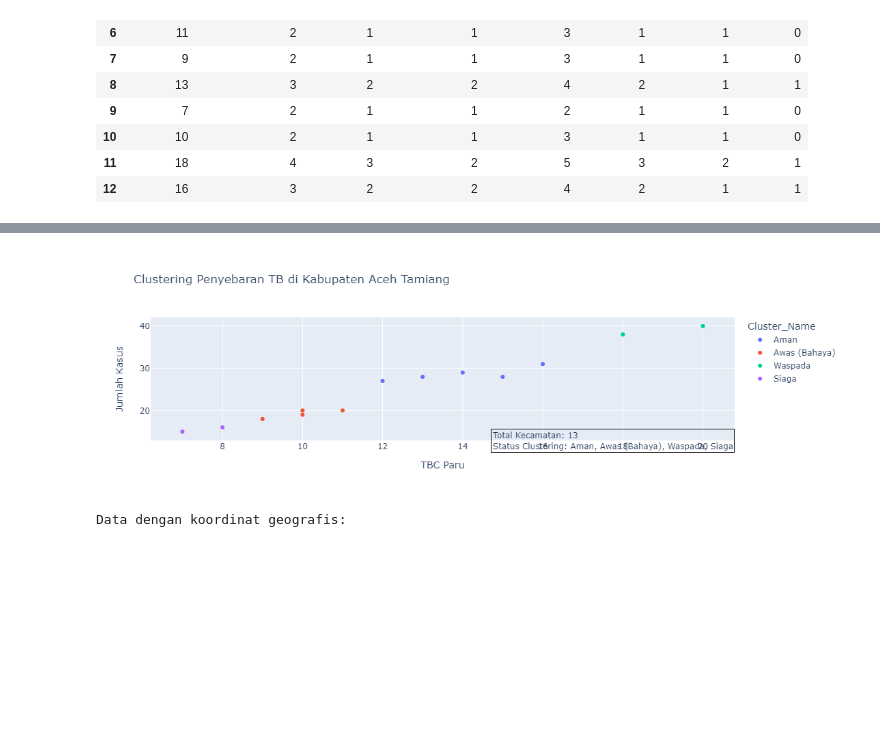
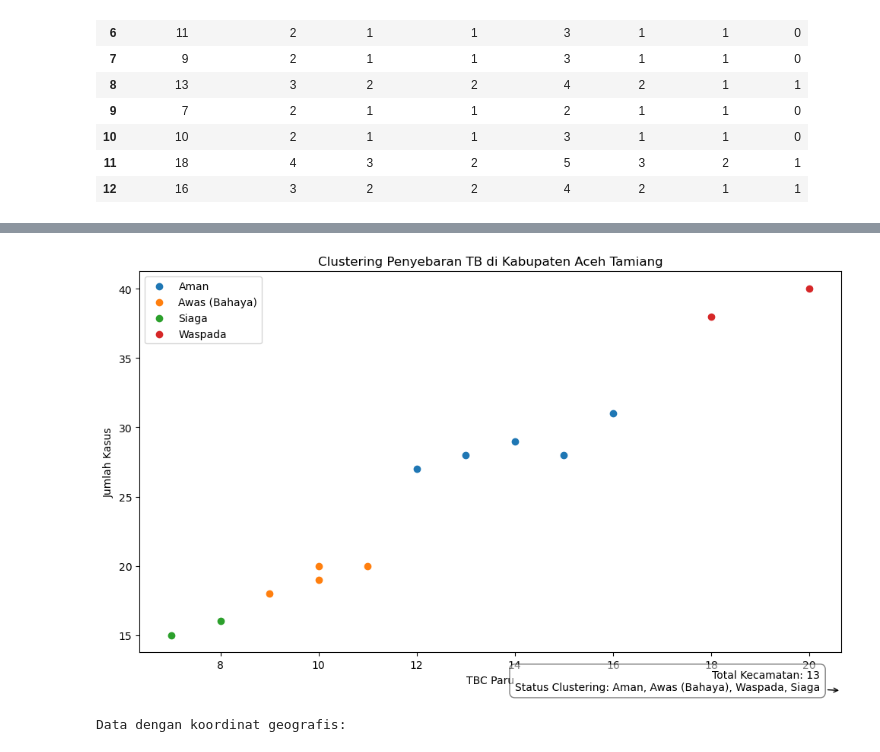
Before and after one commit to hizamruljaen123/appsa_rania, a Jupyter notebook: k_medoids_jenis.ipynb, the cells around one changed output, grey strips where cells are left out. Cells and saved outputs as stored; diff of their text form; code cells hidden in the pictures; blank space fills up the shorter version.

```diff
--- a/k_medoids_jenis.ipynb
+++ b/k_medoids_jenis.ipynb
@@ -146,35 +151,38 @@ Data dengan label cluster:
 # %%
-import plotly.express as px
-import plotly.graph_objects as go
+# Langkah 4 : Visualisasi Data Menggunakan Chart
 
-# Plot the clustering result
-fig = px.scatter(
-    df, x='TBC_Paru', y='Jumlah', color='Cluster_Name',
-    hover_data={'Kecamatan': True, 'Cluster_Name': True, 'TBC_Paru': True, 'Jumlah': True},
-    title='Clustering Penyebaran TB di Kabupaten Aceh Tamiang',
-    labels={'TBC_Paru': 'TBC Paru', 'Jumlah': 'Jumlah Kasus'}
-)
+import matplotlib.pyplot as plt
+import pandas as pd
 
-# Adding total counts and cluster status to the plot
+# Assuming 'df' is your DataFrame containing the data
+
+# Create a scatter plot
+plt.figure(figsize=(10, 6))
+for cluster_name, group in df.groupby('Cluster_Name'):
+    plt.scatter(group['TBC_Paru'], group['Jumlah'], label=cluster_name)
+
+# Add labels and title
+plt.title('Clustering Penyebaran TB di Kabupaten Aceh Tamiang')
+plt.xlabel('TBC Paru')
+plt.ylabel('Jumlah Kasus')
+
+# Add annotations
 total_kecamatan = df.shape[0]
-fig.update_layout(
-    annotations=[
-        go.layout.Annotation(
-            text=f"Total Kecamatan: {total_kecamatan}<br>Status Clustering: {', '.join(df['Cluster_Name'].unique())}",
-            align='left',
-            showarrow=False,
-            xref='paper',
-            yref='paper',
-            x=1,
-            y=-0.1,
-            bordercolor='black',
-            borderwidth=1
-        )
-    ]
-)
+plt.annotate(
+    f"Total Kecamatan: {total_kecamatan}\nStatus Clustering: {', '.join(df['Cluster_Name'].unique())}",
+    xy=(1, -0.1), xycoords='axes fraction',
+    xytext=(-20, 20), textcoords='offset points',
+    ha='right', va='top',
+    bbox=dict(boxstyle='round,pad=0.5', fc='white', alpha=0.5),
+    fontsize=10,
+    arrowprops=dict(arrowstyle='->', connectionstyle='arc3,rad=0'))
 
-# Show the plot
-fig.show()
+# Show legend
+plt.legend()
+
+# Show plot
+plt.tight_layout()
+plt.show()
 # %% [output]
-[figure, old version]
+[figure, new version]
 # %%
```
Also changed, not shown: parts of 6 cells of this notebook, 2 other files.
